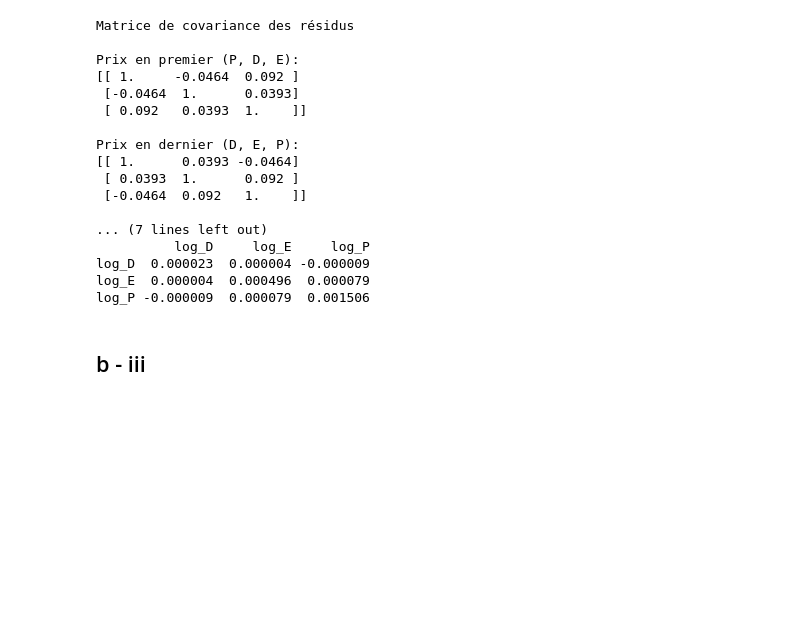
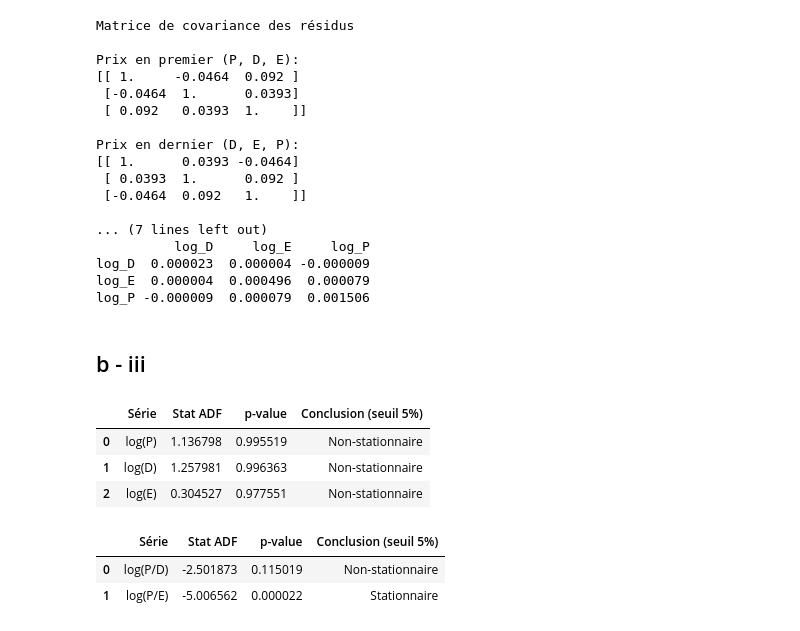
Before and after one commit to Lilas-Bertot/EXAMEN-FINAL, a Jupyter notebook: Q2.ipynb, the cells around one changed output. Cells and saved outputs as stored; diff of their text form; code cells hidden in the pictures; blank space fills up the shorter version.

```diff
--- a/Q2.ipynb
+++ b/Q2.ipynb
@@ -661,3 +658,43 @@ log_E  0.000004  0.000496  0.000079
 log_P -0.000009  0.000079  0.001506
 # %% [markdown]
 ## b - iii
+# %%
+# Tests ADF sur log(P), log(D), log(E)
+def adf_test_summary(series, series_name):
+    result = adfuller(series, maxlag=12, regression='c', autolag='AIC')
+    return {
+        'Série': series_name,
+        'Stat ADF': result[0],
+        'p-value': result[1],
+        'Conclusion (seuil 5%)': 'Stationnaire' if result[1] < 0.05 else 'Non-stationnaire'
+    }
+
+results_adf = [
+    adf_test_summary(df_logs['log_P'], 'log(P)'),
+    adf_test_summary(df_logs['log_D'], 'log(D)'),
+    adf_test_summary(df_logs['log_E'], 'log(E)')
+]
+
+df_adf = pd.DataFrame(results_adf)
+df_adf
+# %% [output]
+|  | Série | Stat ADF | p-value | Conclusion (seuil 5%) |
+| 0 | log(P) | 1.136798 | 0.995519 | Non-stationnaire |
+| 1 | log(D) | 1.257981 | 0.996363 | Non-stationnaire |
+| 2 | log(E) | 0.304527 | 0.977551 | Non-stationnaire |
+# %%
+# Tests ADF sur les ratios log(P/D) et log(P/E)
+log_P_D = np.log(P / D)
+log_P_E = np.log(P / E)
+
+results_ratios = [
+    adf_test_summary(log_P_D, 'log(P/D)'),
+    adf_test_summary(log_P_E, 'log(P/E)')
+]
+
+df_ratios = pd.DataFrame(results_ratios)
+df_ratios
+# %% [output]
+|  | Série | Stat ADF | p-value | Conclusion (seuil 5%) |
+| 0 | log(P/D) | -2.501873 | 0.115019 | Non-stationnaire |
+| 1 | log(P/E) | -5.006562 | 0.000022 | Stationnaire |
```
Also changed, not shown: parts of 7 cells of this notebook, 1 other file.
